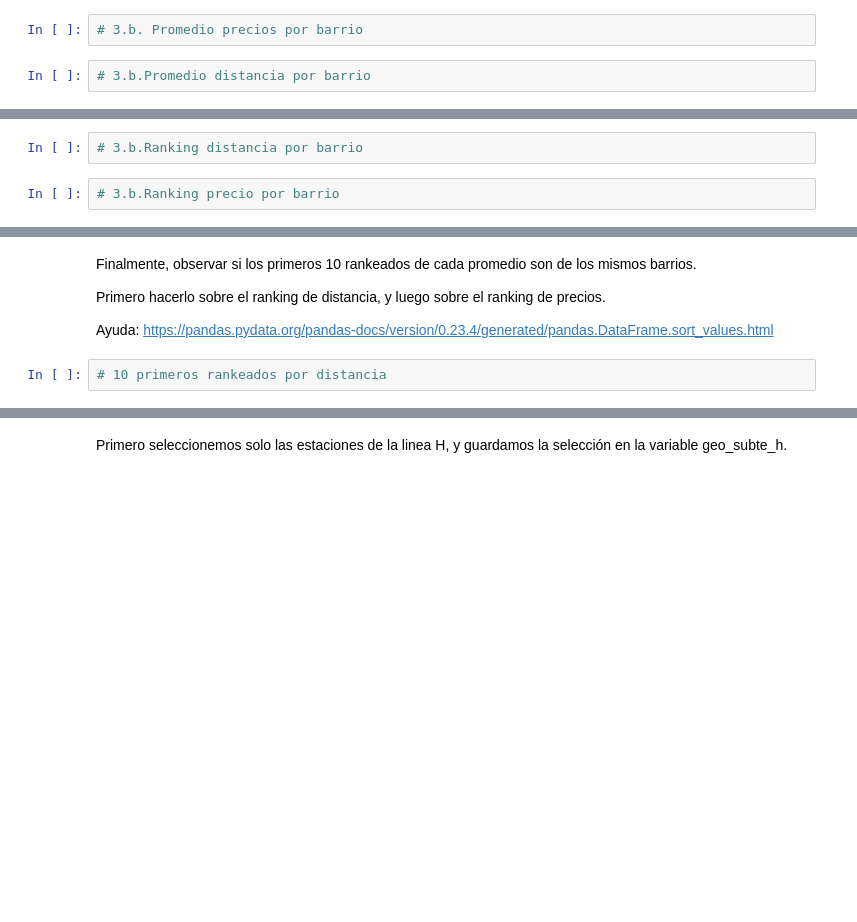
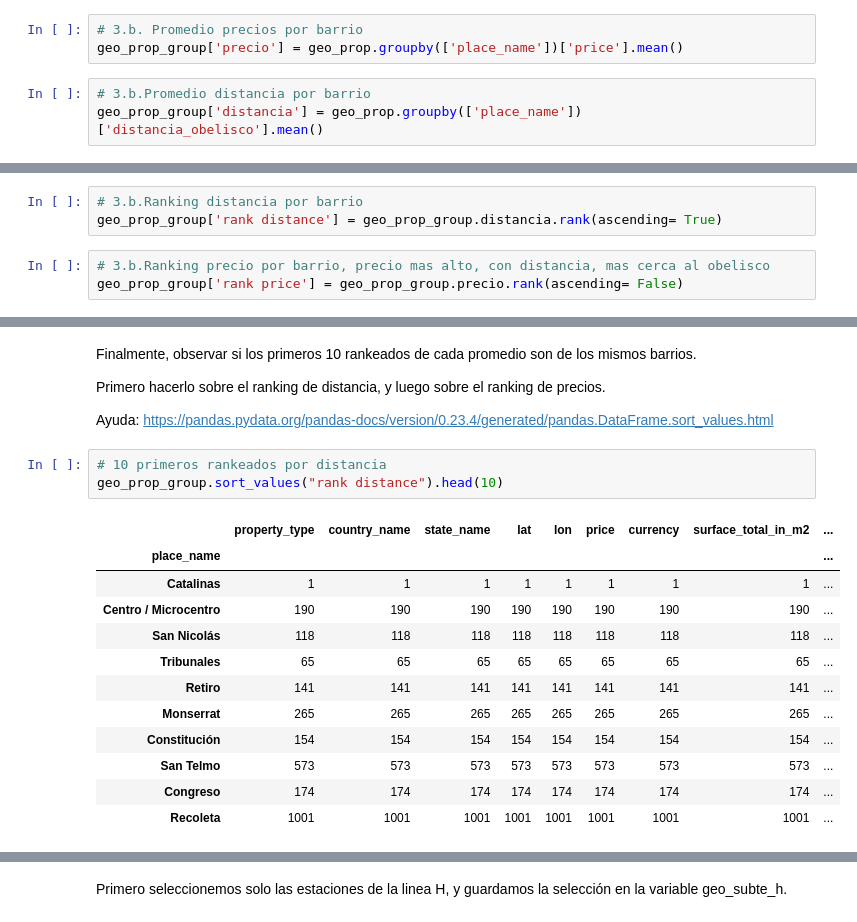
Before and after one commit to Csuarezgurruchaga/Digital-House, a Jupyter notebook: clase_07/dsad_2021/M1/CLASE_07_GeoPandas/Notebooks/7_desafio.ipynb, the cells around one changed output, grey strips where cells are left out. Saved outputs shown, nothing was run; the diff lists cells and outputs as text; blank space fills up the shorter version.

```diff
--- a/clase_07/dsad_2021/M1/CLASE_07_GeoPandas/Notebooks/7_desafio.ipynb
+++ b/clase_07/dsad_2021/M1/CLASE_07_GeoPandas/Notebooks/7_desafio.ipynb
@@ -191,8 +334,10 @@ geo_prop_group['nueva columna'] = geo_prop.groupby(['xxxxxxx'])[["yyyy"]].mean()
 </code>
 # %%
 # 3.b. Promedio precios por barrio
+geo_prop_group['precio'] = geo_prop.groupby(['place_name'])['price'].mean()
 # %%
 # 3.b.Promedio distancia por barrio
+geo_prop_group['distancia'] = geo_prop.groupby(['place_name'])['distancia_obelisco'].mean()
 # %% [markdown]
 Y finalmente, agregar otras dos columnas con el ranking según el promedio (distancia y precio) por barrio.
 
@@ -202,8 +347,10 @@ geo_prop_group["nueva columna rank"] = geo_prop_group.xxxxxxxx.rank(ascending=Tr
 </code>
 # %%
 # 3.b.Ranking distancia por barrio
+geo_prop_group['rank distance'] = geo_prop_group.distancia.rank(ascending= True)
 # %%
-# 3.b.Ranking precio por barrio
+# 3.b.Ranking precio por barrio, precio mas alto, con distancia, mas cerca al obelisco
+geo_prop_group['rank price'] = geo_prop_group.precio.rank(ascending= False)
 # %% [markdown]
 Verificamos las nuevas columnas
 # %%
@@ -216,5 +378,19 @@ Primero hacerlo sobre el ranking de distancia, y luego sobre el ranking de preci
 Ayuda: https://pandas.pydata.org/pandas-docs/version/0.23.4/generated/pandas.DataFrame.sort_values.html
 # %%
 # 10 primeros rankeados por distancia
+geo_prop_group.sort_values("rank distance").head(10)
+# %% [output]
+|  | property_type | country_name | state_name | lat | lon | price | currency | surface_total_in_m2 | ... |
+| place_name |  |  |  |  |  |  |  |  | ... |
+| Catalinas | 1 | 1 | 1 | 1 | 1 | 1 | 1 | 1 | ... |
+| Centro / Microcentro | 190 | 190 | 190 | 190 | 190 | 190 | 190 | 190 | ... |
+| San Nicolás | 118 | 118 | 118 | 118 | 118 | 118 | 118 | 118 | ... |
+| Tribunales | 65 | 65 | 65 | 65 | 65 | 65 | 65 | 65 | ... |
+| Retiro | 141 | 141 | 141 | 141 | 141 | 141 | 141 | 141 | ... |
+| Monserrat | 265 | 265 | 265 | 265 | 265 | 265 | 265 | 265 | ... |
+| Constitución | 154 | 154 | 154 | 154 | 154 | 154 | 154 | 154 | ... |
+| San Telmo | 573 | 573 | 573 | 573 | 573 | 573 | 573 | 573 | ... |
+| Congreso | 174 | 174 | 174 | 174 | 174 | 174 | 174 | 174 | ... |
+| Recoleta | 1001 | 1001 | 1001 | 1001 | 1001 | 1001 | 1001 | 1001 | ... |
 # %%
 # 10 primeros rankeados por precio
```
Also changed, not shown: parts of 36 cells of this notebook, 7 other files.
